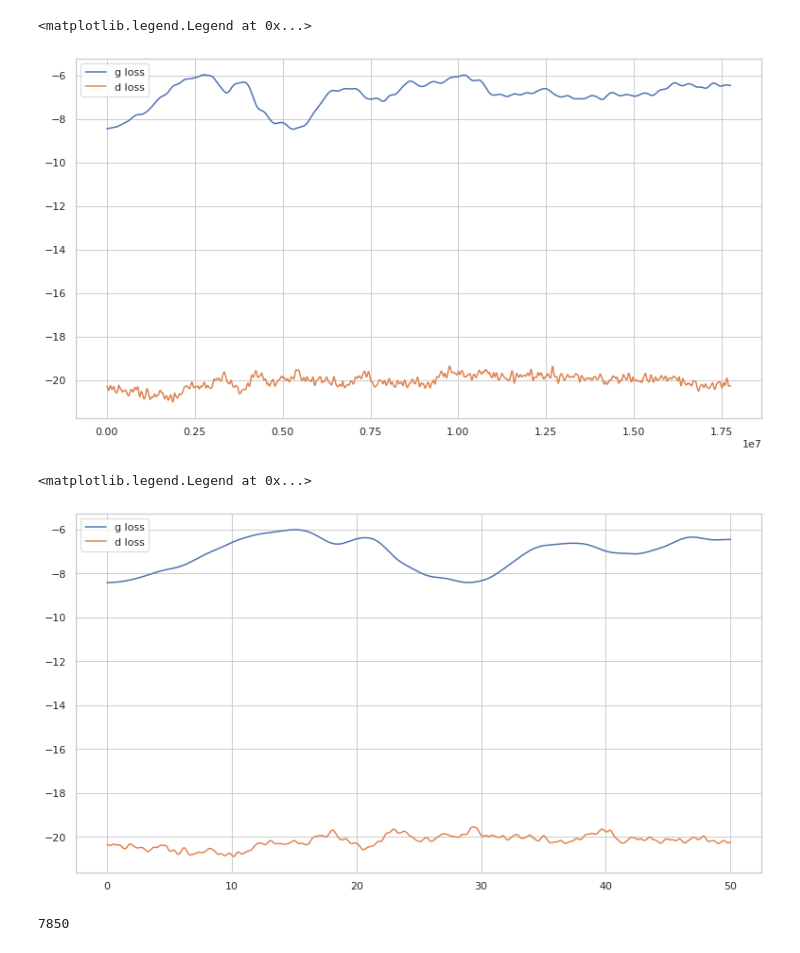
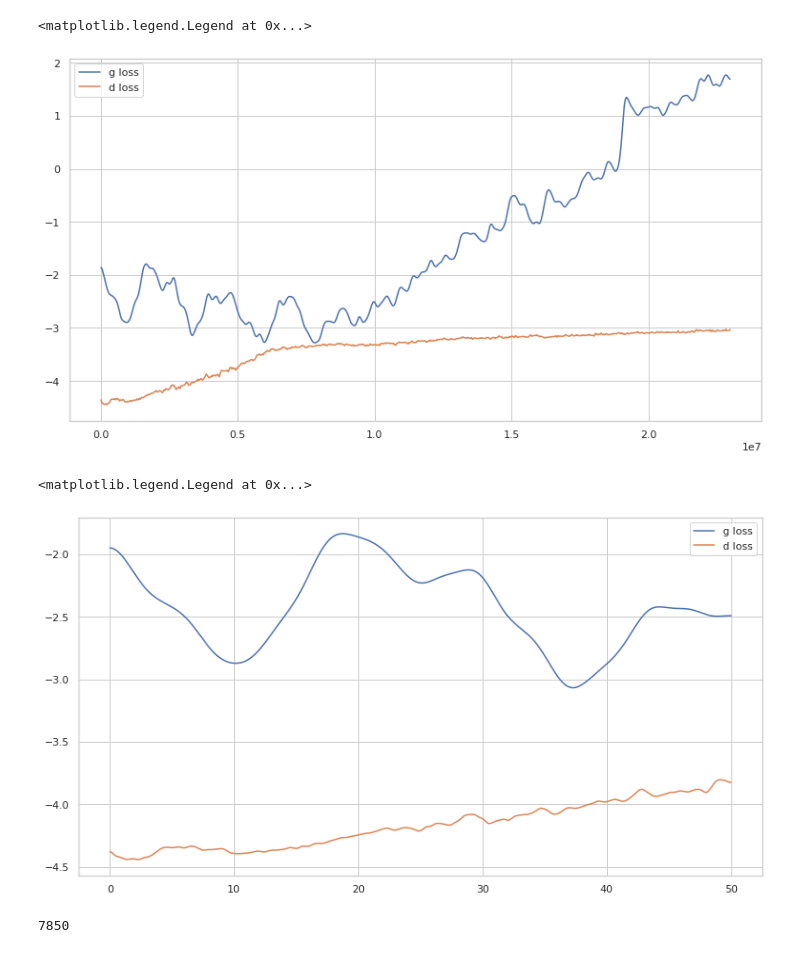
Before and after one commit to dwhan89/cosmikyu, a Jupyter notebook: notebooks/081120_make_mlflow_metric_plot.ipynb, the cells around one changed output. Drawn from its saved outputs; the diff is of its cells as text; code cells hidden in the pictures.

```diff
--- a/notebooks/081120_make_mlflow_metric_plot.ipynb
+++ b/notebooks/081120_make_mlflow_metric_plot.ipynb
@@ -7,29 +7,29 @@ from scipy.ndimage.filters import gaussian_filter1d
 
 %matplotlib inline
 # %%
-mlflow_dir = "/home/dwhan89/workspace/cosmikyu/output/mlruns/16/f634498f92d44ce281d186c9d317665b/metrics"
+mlflow_dir = "/home/dwhan89/workspace/cosmikyu/output/mlruns/18/662d65640b6d44369a15a48127471f21/metrics"
 def mlflow_path(x):
     return os.path.join(mlflow_dir, x)
 
 g_loss = np.loadtxt(mlflow_path('G loss'))#*-1
 d_loss = np.loadtxt(mlflow_path('D loss'))#*-1
 
 g_loss[:,0] -= g_loss[0,0]
 d_loss[:,0] -= d_loss[0,0]
 
 sigma=20
 
 sns.set()
 sns.set_style("whitegrid")
 plt.figure(figsize=(13, 7))
 plt.plot(g_loss[:,0], gaussian_filter1d(g_loss[:,1], sigma=sigma), label="g loss")
 plt.plot(d_loss[:,0], gaussian_filter1d(d_loss[:,1], sigma=sigma), label="d loss")
 plt.yscale("linear")
 plt.xscale("linear")
 plt.legend()
 # %% [output]
 <matplotlib.legend.Legend at 0x...>
-[figure, old version]
+[figure, new version]
 # %%
 #mlflow_dir = "/home/dwhan89/workspace/cosmikyu/output/mlruns/14//metrics"
 #def mlflow_path(x):
@@ -53,7 +53,7 @@ plt.xscale("linear")
 plt.legend()
 # %% [output]
 <matplotlib.legend.Legend at 0x...>
-[figure, old version]
+[figure, new version]
 # %%
 len(g_loss[:,0])
 # %% [output]
```
Also changed, not shown: 4 other files.
